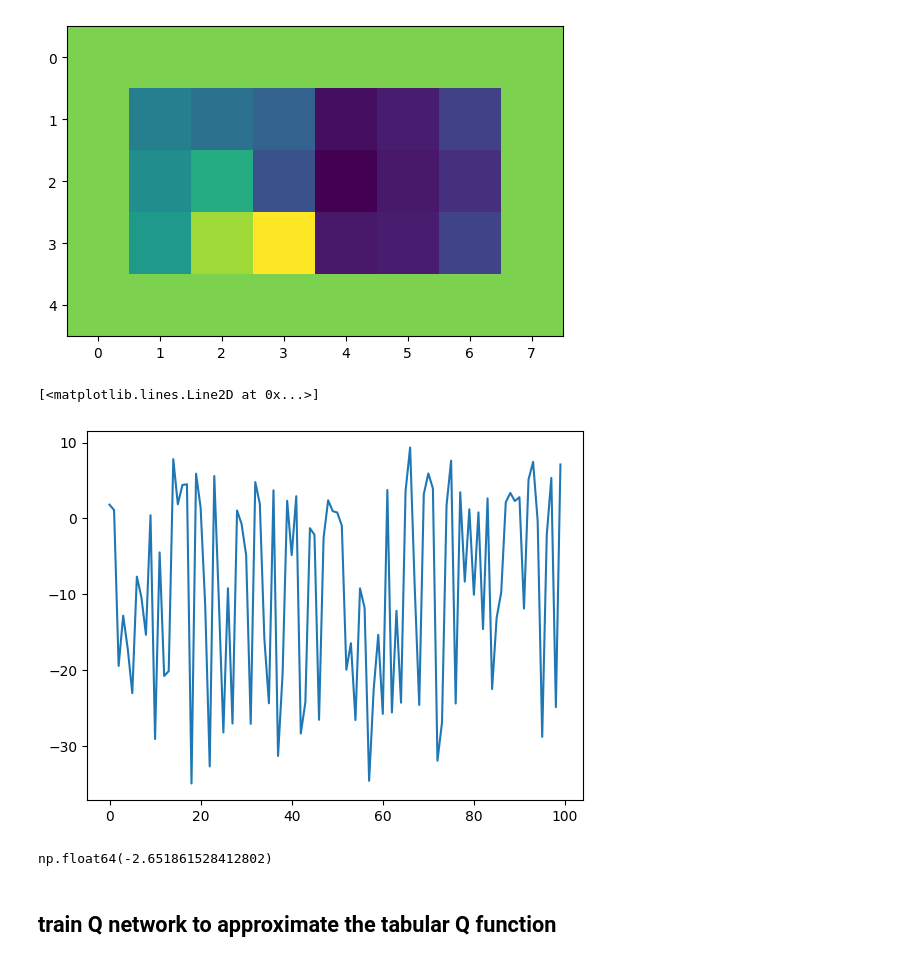
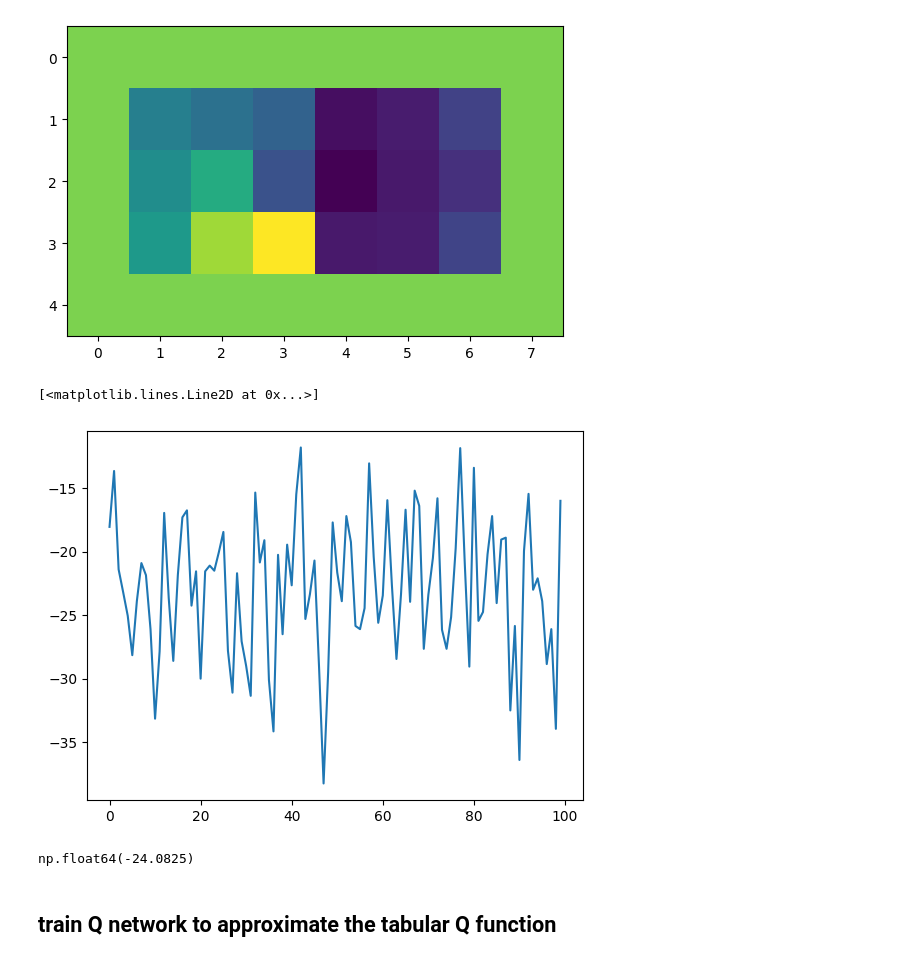
Before and after one commit to flaccagora/RoboSurgery, a Jupyter notebook: src/train.ipynb, the cells around one changed output. Drawn from its saved outputs; the diff is of its cells as text; code cells hidden in the pictures.

```diff
--- a/src/train.ipynb
+++ b/src/train.ipynb
@@ -79,7 +79,7 @@ state_value = np.max(Q,axis=1)
 Value_matrix_plot = np.zeros(env.maze.shape)
 for s, state in enumerate(states):
     # print(f"State: {state}, Value: {state_value[s]}")
-    if state[1] == (1,1):
+    if state[1] == (1,1) and state[0][2] == 3:
         Value_matrix_plot[state[0][0],state[0][1]] = state_value[s]
 
 # plot the value function as matrix
@@ -104,40 +104,39 @@ def eval_tabular(env : GridEnvDeform, Q, num_episodes=100):
     for episode in range(num_episodes):
         s, _ = env.reset()
         state = state_dict[s]
 
         episode_reward = 0
         done = False
         c = 25
-        while c > 0:
+        while not done and c > 0:
             # Render the environment
             # env.render()
 
             # Agent takes an action using a greedy policy (without exploration)
             action = np.argmax(Q[state])
             next_state, reward, done, _, info = env.step(action.item(),s)
             state = state_dict[next_state]
-
 
             episode_reward += reward
 
             if done or c == 1:
                 total_rewards.append(episode_reward)
                 # print(f"Episode {episode + 1}/{num_episodes}, Reward: {episode_reward}")
 
             c -= 1
     avg_reward = np.mean(total_rewards)
     # print(f"Average Reward over {num_episodes} episodes: {avg_reward}")
     return avg_reward
 
 rewards = [eval_tabular(env, Q, 10) for _ in range(100)]
 plt.plot(rewards)
 # %% [output]
 [<matplotlib.lines.Line2D at 0x...>]
-[figure, old version]
+[figure, new version]
 # %%
 eval_tabular(env, Q, 1000)
 # %% [output]
-np.float64(-2.651861528412802)
+np.float64(-24.0825)
 # %% [markdown]
 ## train Q network to approximate the tabular Q function
 # %%
```
Also changed, not shown: parts of 17 cells of this notebook, 5 other files.
